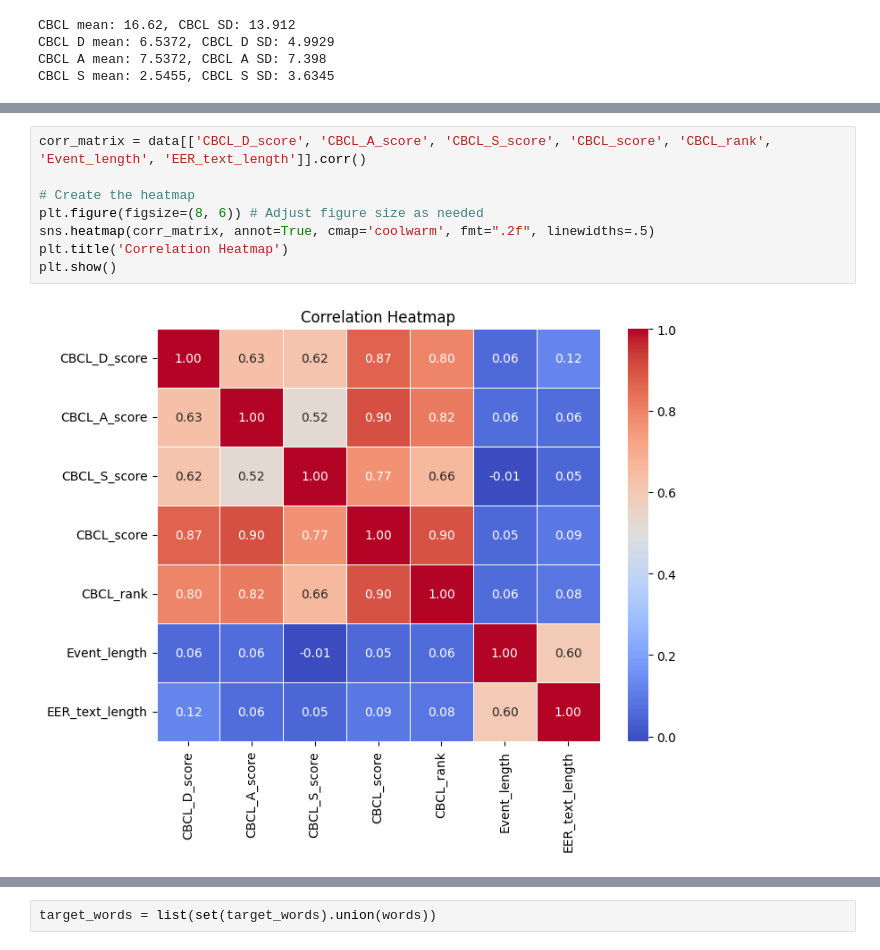
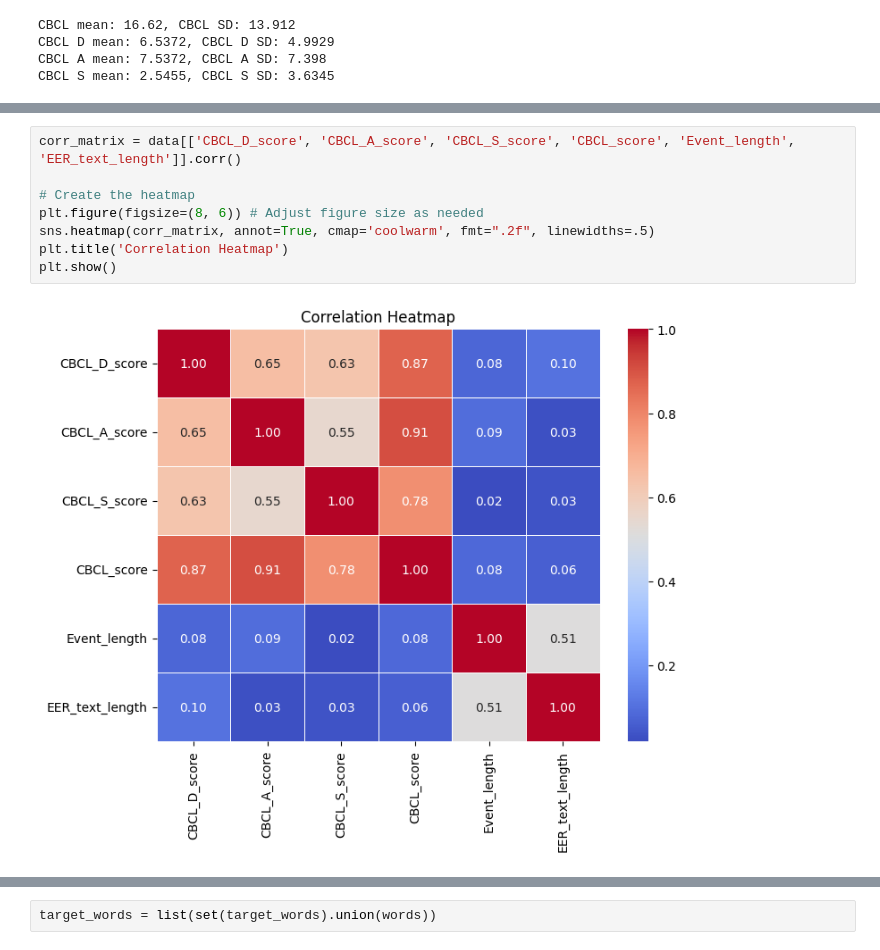
Before and after one commit to OfriA/AppliedProject52056, a Jupyter notebook: data/DataExploration.ipynb, the cells around one changed output, grey strips where cells are left out. Drawn from its saved outputs; the diff is of its cells as text.

```diff
--- a/data/DataExploration.ipynb
+++ b/data/DataExploration.ipynb
@@ -177,13 +177,13 @@ sns.pairplot(data[['CBCL_D_score', 'CBCL_A_score', 'CBCL_S_score', 'CBCL_score',
 # %%
-corr_matrix = data[['CBCL_D_score', 'CBCL_A_score', 'CBCL_S_score', 'CBCL_score', 'CBCL_rank', 'Event_length', 'EER_text_length']].corr()
+corr_matrix = data[['CBCL_D_score', 'CBCL_A_score', 'CBCL_S_score', 'CBCL_score', 'Event_length', 'EER_text_length']].corr()
 
 # Create the heatmap
 plt.figure(figsize=(8, 6)) # Adjust figure size as needed
 sns.heatmap(corr_matrix, annot=True, cmap='coolwarm', fmt=".2f", linewidths=.5)
 plt.title('Correlation Heatmap')
 plt.show()
 # %% [output]
-[figure, old version]
+[figure, new version]
 # %%
 # 1. Install Stanza (Run this once)
 !pip install stanza
```
Also changed, not shown: parts of 7 cells of this notebook.
